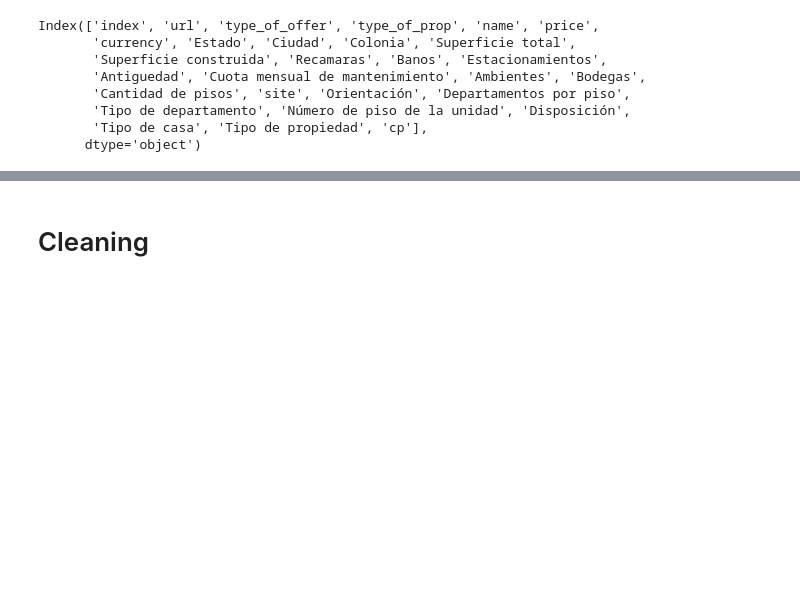
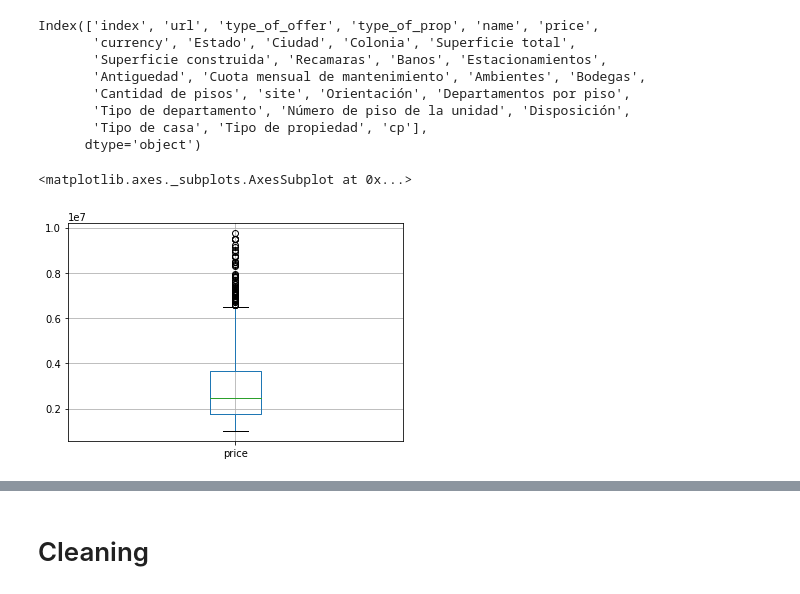
Before and after one commit to andrebestrada/Machine-Learning-Final-Project, a Jupyter notebook: Machine-Learning-Applied/Neural Network/neural_network.ipynb, the cells around one changed output, grey strips where cells are left out. Drawn from its saved outputs; the diff is of its cells as text; code cells hidden in the pictures; blank space fills up the shorter version.

```diff
--- a/Machine-Learning-Applied/Neural Network/neural_network.ipynb
+++ b/Machine-Learning-Applied/Neural Network/neural_network.ipynb
@@ -25,15 +24,17 @@ Index(['index', 'url', 'type_of_offer', 'type_of_prop', 'name', 'price',
 # %%
 national_data = national_data[national_data['currency']=='MXN']
 national_data = national_data[national_data['name'].str.contains('Renta')==False]
 national_data = national_data[national_data['cp'].isnull()==False]
 
 national_data = national_data[national_data['price']>1000000]
 national_data = national_data[national_data['price']<10000000]
-national_data = national_data[national_data['Estado']=='Puebla']
 national_data = national_data[national_data['Superficie total']<300]
 
 
-# national_data['price'].plot.box(grid='True')
+national_data['price'].plot.box(grid='True')
+# %% [output]
+<matplotlib.axes._subplots.AxesSubplot at 0x...>
+[figure, added]
 # %%
 # Replace NA's with 0
 
```
Also changed, not shown: parts of 18 cells of this notebook.
